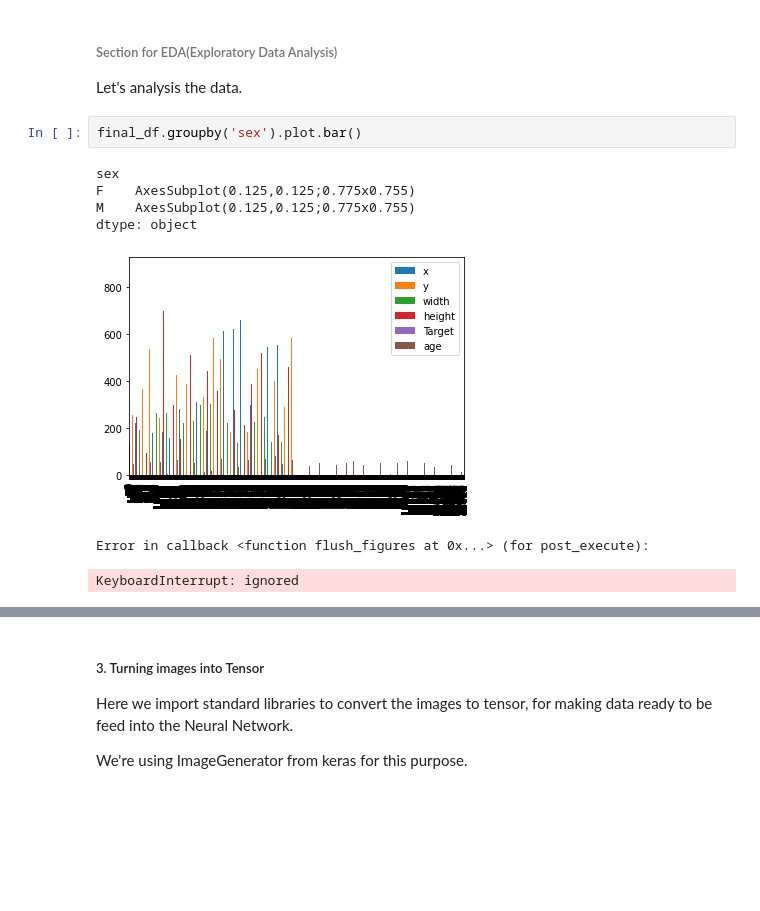
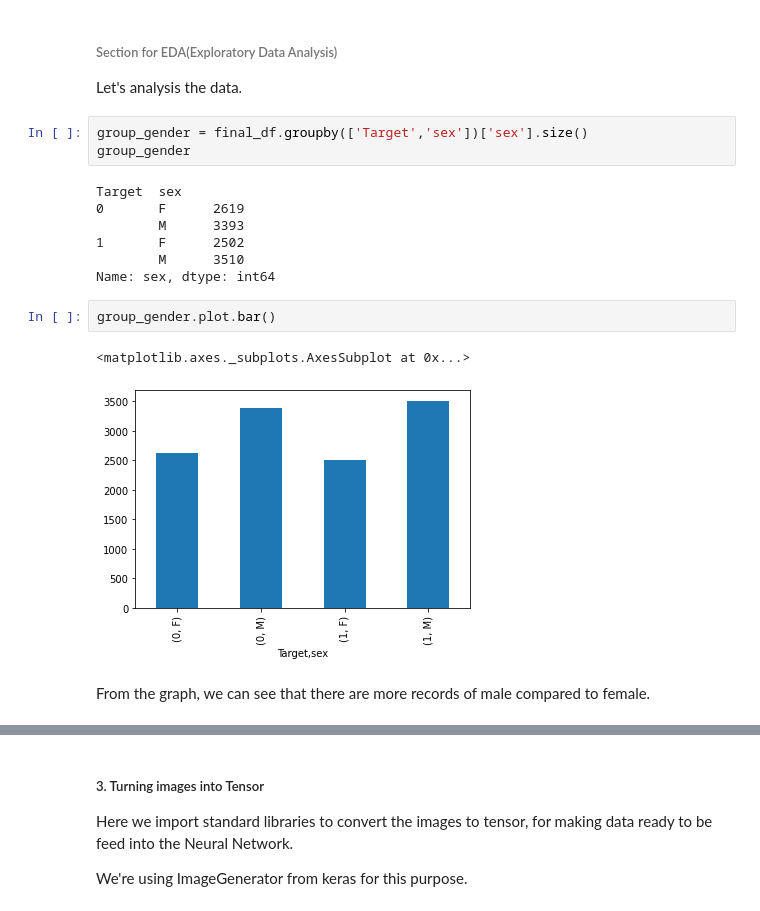
Before and after one commit to Mattobad/Pneumonia-Detection-Deep-Learning, a Jupyter notebook: End_to_End_Pneumonia_detection.ipynb, the cells around one changed output, grey strips where cells are left out. Saved outputs shown, nothing was run; the diff lists cells and outputs as text; blank space fills up the shorter version.

```diff
--- a/End_to_End_Pneumonia_detection.ipynb
+++ b/End_to_End_Pneumonia_detection.ipynb
@@ -412,13 +412,20 @@ final_df.head()
 ###### Section for EDA(Exploratory Data Analysis)
 
 Let's analysis the data.
+# %%
+group_gender = final_df.groupby(['Target','sex'])['sex'].size()
+group_gender
+# %% [output]
+Target  sex
+0       F      2619
+        M      3393
+1       F      2502
+        M      3510
+Name: sex, dtype: int64
 # %%
-final_df.groupby('sex').plot.bar()
+group_gender.plot.bar()
 # %% [output]
-sex
-F    AxesSubplot(0.125,0.125;0.775x0.755)
-M    AxesSubplot(0.125,0.125;0.775x0.755)
-dtype: object
+<matplotlib.axes._subplots.AxesSubplot at 0x...>
-[figure, old version]
+[figure, new version]
-Error in callback <function flush_figures at 0x...> (for post_execute):
-KeyboardInterrupt: ignored
+# %% [markdown]
+From the graph, we can see that there are more records of male compared to female.
```
Also changed, not shown: parts of 5 cells of this notebook.
